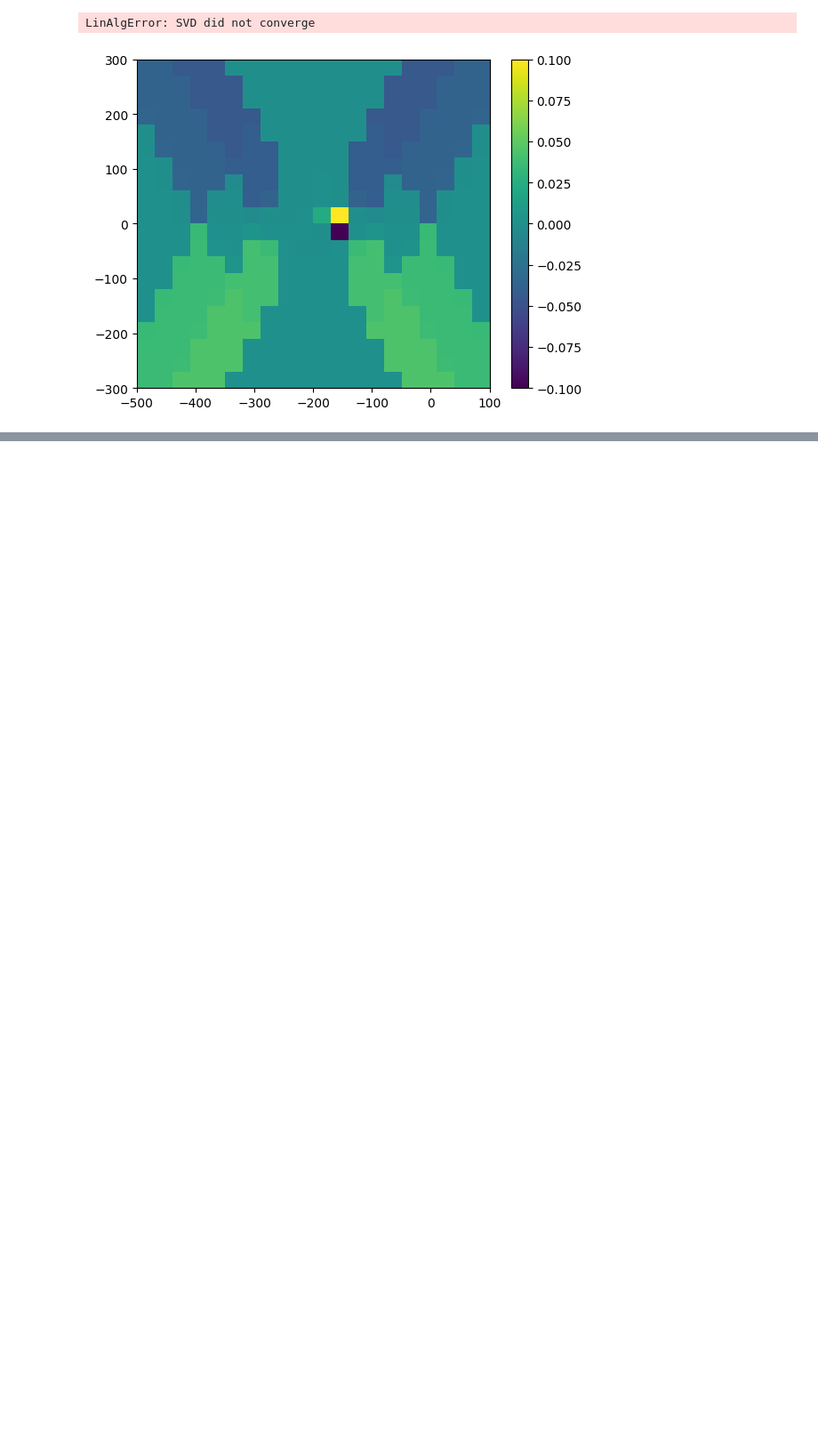
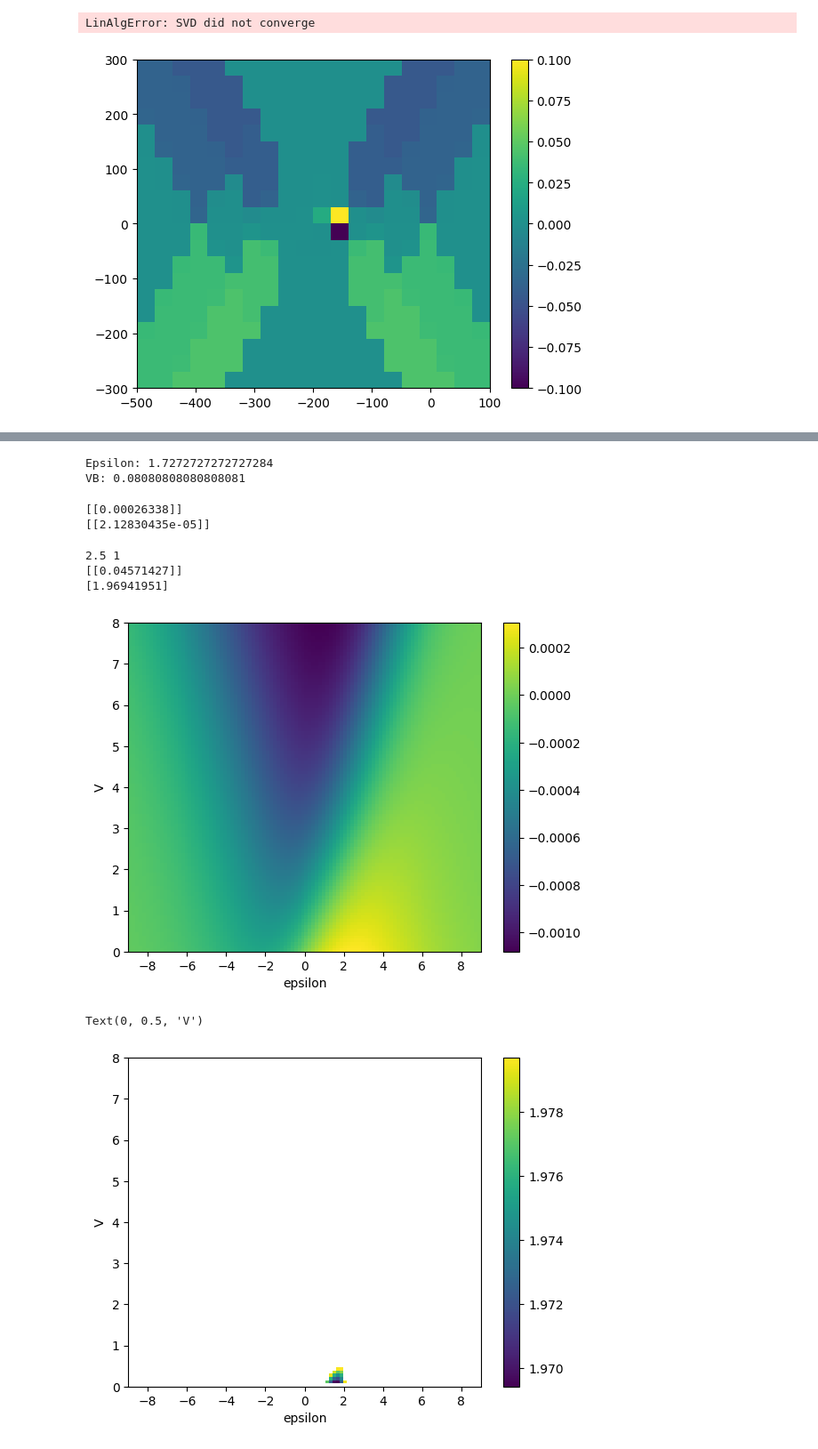
Before and after one commit to myIntSet/thermoelectrics, a Jupyter notebook: finding serial TUR violation/coulomb diamonds.ipynb, the cells around one changed output, grey strips where cells are left out. Shown at 89% size. Drawn from its saved outputs; the diff is of its cells as text; code cells hidden in the pictures; blank space fills up the shorter version.

```diff
--- a/finding serial TUR violation/coulomb diamonds.ipynb
+++ b/finding serial TUR violation/coulomb diamonds.ipynb
@@ -272,0 +530,79 @@ plt.show()
+# %%
+print("Epsilon:",Epsilon[vio_row, vio_col])
+print("VB:",VB[vio_row, vio_col])
+# %% [output]
+Epsilon: 1.7272727272727284
+VB: 0.08080808080808081
+# %%
+#BEKRÄFTA LÄGSTA TUR:
+
+#--SETUP: ---------------------------------------------------------------------------------
+VBs = np.linspace(VB[vio_row, vio_col],VB[vio_row, vio_col], 1) # np.linspace(-10000,10000, 100)
+epsilons = np.linspace(Epsilon[vio_row, vio_col], Epsilon[vio_row, vio_col], 1) # np.linspace(-6000, 6000, 10)
+#T = 1
+T_L = 2.5 #100
+T_R = 1 #T_L
+
+INPUT = {
+    'omega': 0.002, #1000
+    'u_intra': 1000, #2000
+    'u_inter': 800, #1000
+    'gammaL': 0.005, #0.5
+    'gammaR': 0.005, #0.5
+    'T_L': T_L,
+    'T_R': T_R,
+}
+
+#--SETUP: ---------------------------------------------------------------------------------
+
+importlib.reload(vs)
+I_vio, I_var_vio, J_QH_vio, P_vio, P_0_vio = vs.run_sweep(VBs, epsilons, **INPUT)
+
+print(I_vio)
+print(P_vio)
+# %% [output]
+[[0.00026338]]
+[[2.12830435e-05]]
+# %%
+if T_L < T_R:
+    raise SystemExit("Not my convention! (T_L < T_R)")
+elif T_L > T_R:
+    T_COLD = T_R
+    T_HOT = T_L
+#elif T_L == T_R:
+
+print(T_L, T_R)
+
+#Calculations of efficiency, sigma and TUR
+eff_carnot = 1-(T_COLD/T_HOT)
+eff_vio = P_vio/J_QH_vio
+print(eff_vio)
+P_vio[(P_vio < 0)] = np.nan
+sigma_vio = P_vio*(1/T_COLD)*(eff_carnot-eff_vio)/eff_vio
+TUR_vio = I_var_vio*sigma_vio/(I_vio**2)
+print(np.sort(TUR_vio[~np.isnan(TUR_vio)]))
+# %% [output]
+2.5 1
+[[0.04571427]]
+[1.96941951]
+# %%
+img = plt.imshow(I, extent=[epsilons[0], epsilons[-1], VBs[0], VBs[-1]], aspect='auto', origin='lower')
+plt.colorbar()
+plt.xlabel('epsilon')
+plt.ylabel('V')
+#img.set_clim(-0.1, 0.1)  # Set color limits
+plt.show()
+
+TUR_masked = np.ma.masked_where(TUR >= 1.98, TUR)
+
+img = plt.imshow(TUR_masked, extent=[epsilons[0], epsilons[-1], VBs[0], VBs[-1]], aspect='auto', origin='lower')
+plt.colorbar()
+plt.xlabel('epsilon')
+plt.ylabel('V')
+#for row in indices:
+#    plt.scatter(Epsilon[row[0], row[1]],VB[row[0],row[1]],marker="o")
+#img.set_clim(-0.1, 0.1)  # Set color limits
+# %% [output]
+[figure, added]
+Text(0, 0.5, 'V')
+[figure, added]
```
Also changed, not shown: parts of 16 cells of this notebook.
